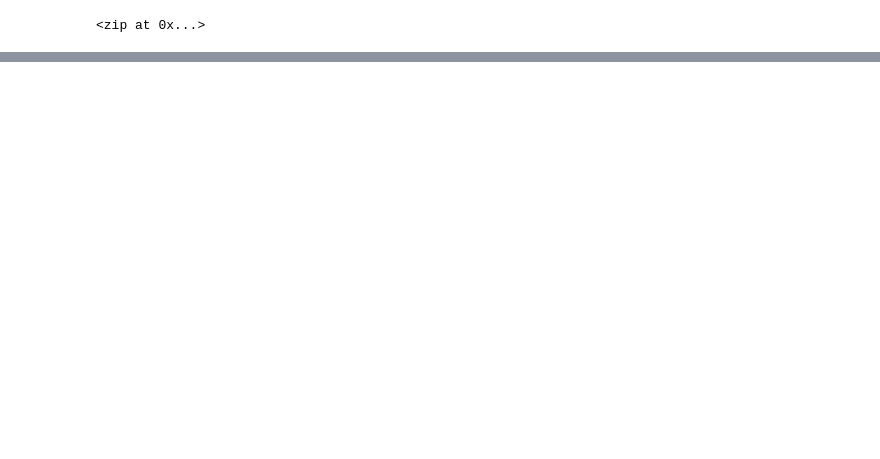
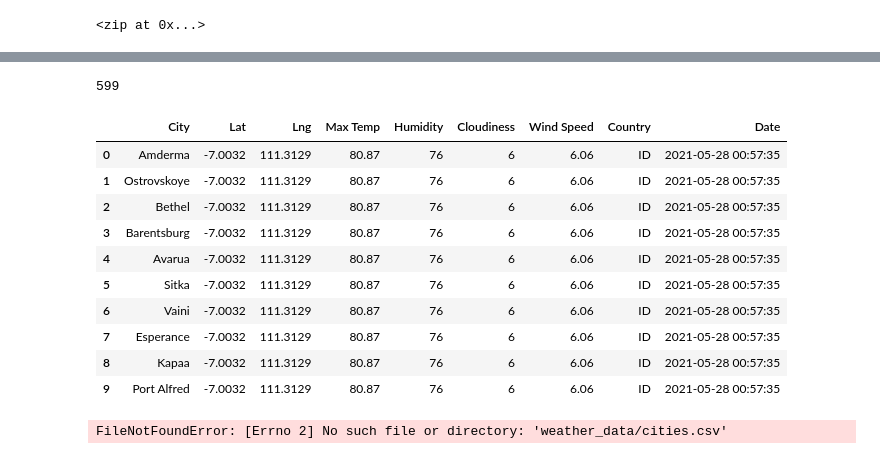
Before and after one commit to craig-clemens/World_Weather_Analysis, a Jupyter notebook: WeatherPy.ipynb, the cells around one changed output, grey strips where cells are left out. Drawn from its saved outputs; the diff is of its cells as text; code cells hidden in the pictures; blank space fills up the shorter version.

```diff
--- a/WeatherPy.ipynb
+++ b/WeatherPy.ipynb
@@ -54,0 +143,27 @@ len(cities)
+# %%
+len(city_data)
+# %% [output]
+599
+# %%
+# Convert the array of dictionaries to a Pandas DataFrame.
+city_data_df = pd.DataFrame(city_data)
+city_data_df.head(10)
+# %% [output]
+|  | City | Lat | Lng | Max Temp | Humidity | Cloudiness | Wind Speed | Country | Date |
+| 0 | Amderma | -7.0032 | 111.3129 | 80.87 | 76 | 6 | 6.06 | ID | 2021-05-28 00:57:35 |
+| 1 | Ostrovskoye | -7.0032 | 111.3129 | 80.87 | 76 | 6 | 6.06 | ID | 2021-05-28 00:57:35 |
+| 2 | Bethel | -7.0032 | 111.3129 | 80.87 | 76 | 6 | 6.06 | ID | 2021-05-28 00:57:35 |
+| 3 | Barentsburg | -7.0032 | 111.3129 | 80.87 | 76 | 6 | 6.06 | ID | 2021-05-28 00:57:35 |
+| 4 | Avarua | -7.0032 | 111.3129 | 80.87 | 76 | 6 | 6.06 | ID | 2021-05-28 00:57:35 |
+| 5 | Sitka | -7.0032 | 111.3129 | 80.87 | 76 | 6 | 6.06 | ID | 2021-05-28 00:57:35 |
+| 6 | Vaini | -7.0032 | 111.3129 | 80.87 | 76 | 6 | 6.06 | ID | 2021-05-28 00:57:35 |
+| 7 | Esperance | -7.0032 | 111.3129 | 80.87 | 76 | 6 | 6.06 | ID | 2021-05-28 00:57:35 |
+| 8 | Kapaa | -7.0032 | 111.3129 | 80.87 | 76 | 6 | 6.06 | ID | 2021-05-28 00:57:35 |
+| 9 | Port Alfred | -7.0032 | 111.3129 | 80.87 | 76 | 6 | 6.06 | ID | 2021-05-28 00:57:35 |
+# %%
+# Create the output file (CSV).
+output_data_file = "weather_data/cities.csv"
+# Export the City_Data into a CSV.
+city_data_df.to_csv(output_data_file, index_label="City_ID")
+# %% [output]
+FileNotFoundError: [Errno 2] No such file or directory: 'weather_data/cities.csv'
```
Also changed, not shown: parts of 6 cells of this notebook, 3 other files.
